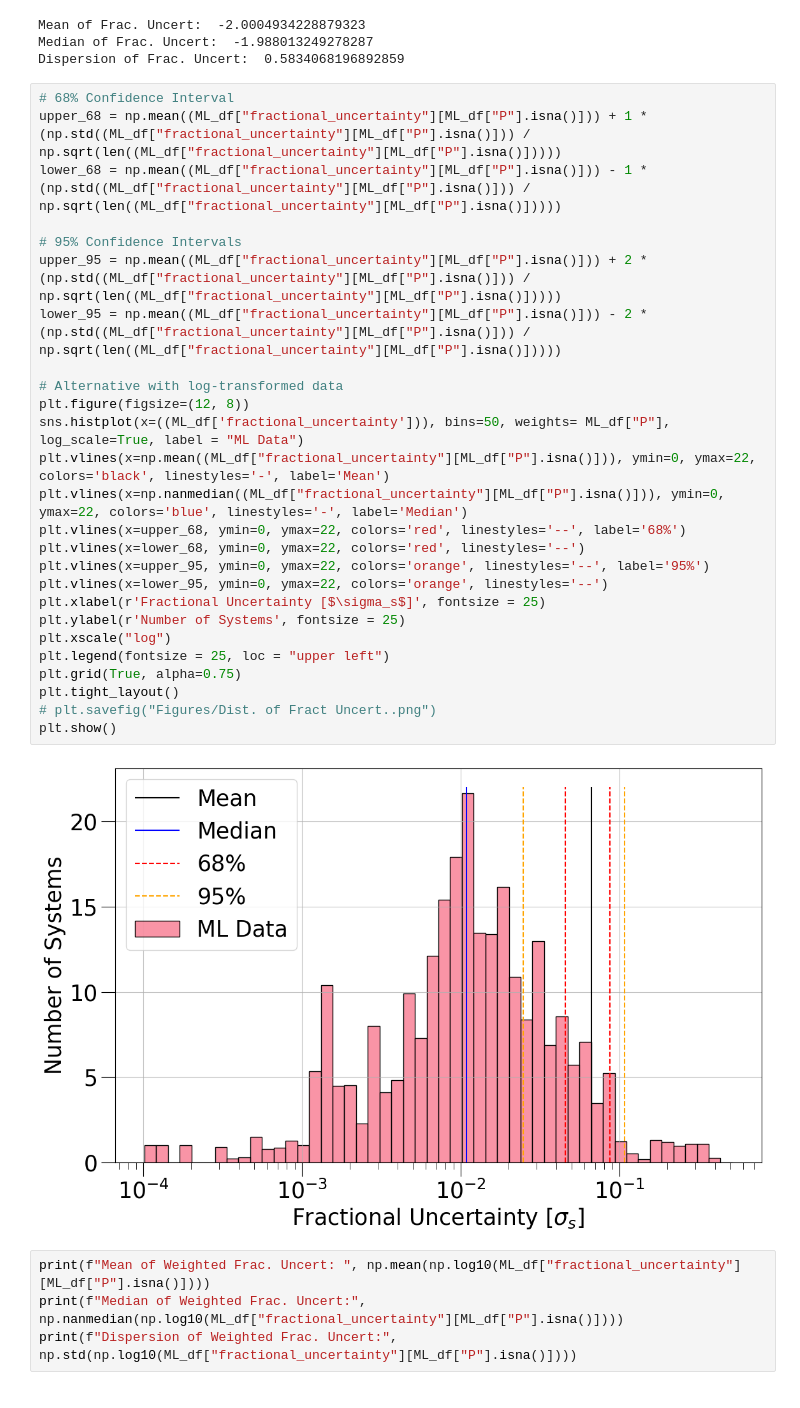
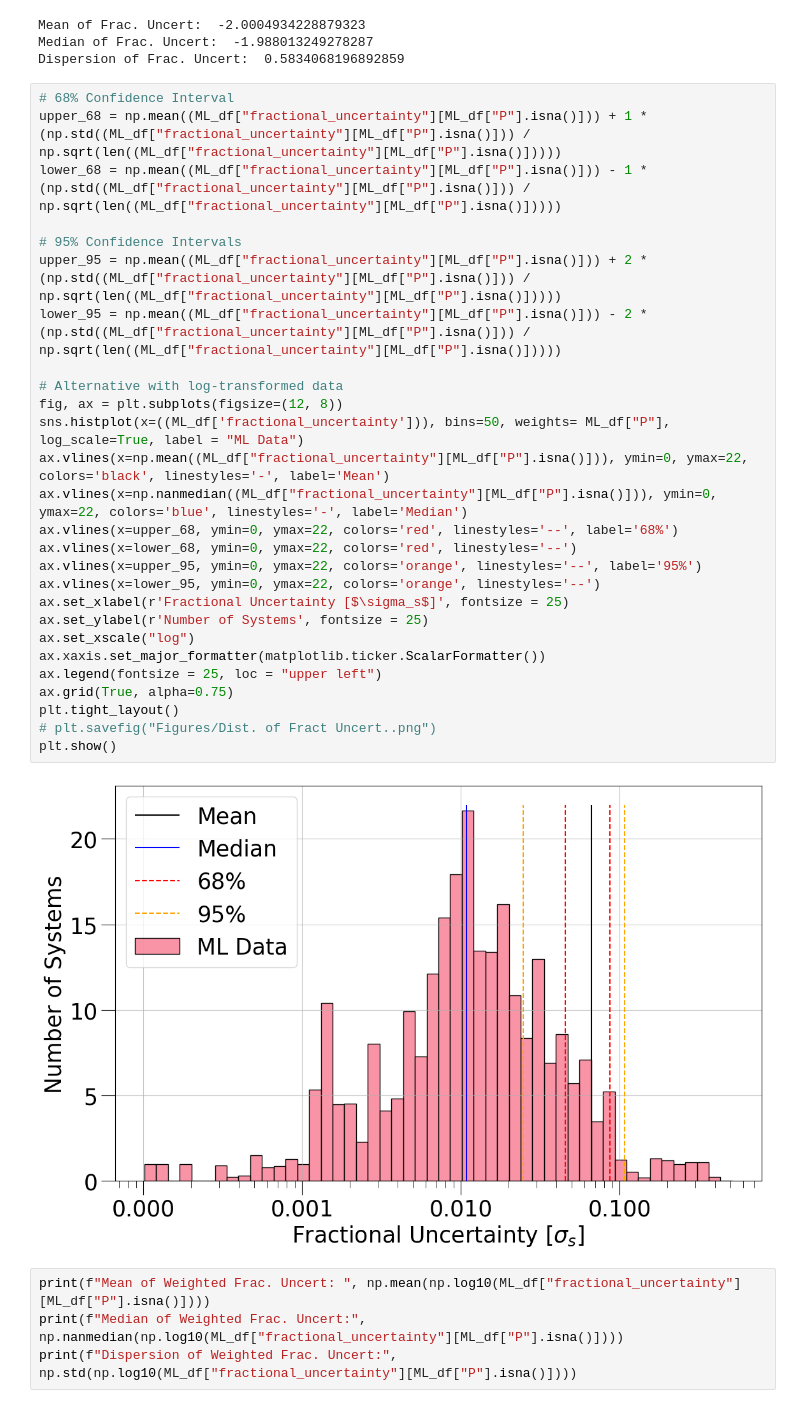
Before and after one commit to victorkarkour/Microlensing-Separation, a Jupyter notebook: Dist_s_errors.ipynb, the cells around one changed output. Cells and saved outputs as stored; diff of their text form.

```diff
--- a/Dist_s_errors.ipynb
+++ b/Dist_s_errors.ipynb
@@ -181,31 +181,32 @@ Dispersion of Frac. Uncert:  0.5834068196892859
 # %%
 # 68% Confidence Interval
 upper_68 = np.mean((ML_df["fractional_uncertainty"][ML_df["P"].isna()])) + 1 * (np.std((ML_df["fractional_uncertainty"][ML_df["P"].isna()])) / np.sqrt(len((ML_df["fractional_uncertainty"][ML_df["P"].isna()]))))
 lower_68 = np.mean((ML_df["fractional_uncertainty"][ML_df["P"].isna()])) - 1 * (np.std((ML_df["fractional_uncertainty"][ML_df["P"].isna()])) / np.sqrt(len((ML_df["fractional_uncertainty"][ML_df["P"].isna()]))))
 
 # 95% Confidence Intervals
 upper_95 = np.mean((ML_df["fractional_uncertainty"][ML_df["P"].isna()])) + 2 * (np.std((ML_df["fractional_uncertainty"][ML_df["P"].isna()])) / np.sqrt(len((ML_df["fractional_uncertainty"][ML_df["P"].isna()]))))
 lower_95 = np.mean((ML_df["fractional_uncertainty"][ML_df["P"].isna()])) - 2 * (np.std((ML_df["fractional_uncertainty"][ML_df["P"].isna()])) / np.sqrt(len((ML_df["fractional_uncertainty"][ML_df["P"].isna()]))))
 
 # Alternative with log-transformed data
-plt.figure(figsize=(12, 8))
+fig, ax = plt.subplots(figsize=(12, 8))
 sns.histplot(x=((ML_df['fractional_uncertainty'])), bins=50, weights= ML_df["P"], log_scale=True, label = "ML Data")
-plt.vlines(x=np.mean((ML_df["fractional_uncertainty"][ML_df["P"].isna()])), ymin=0, ymax=22, colors='black', linestyles='-', label='Mean')
-plt.vlines(x=np.nanmedian((ML_df["fractional_uncertainty"][ML_df["P"].isna()])), ymin=0, ymax=22, colors='blue', linestyles='-', label='Median')
-plt.vlines(x=upper_68, ymin=0, ymax=22, colors='red', linestyles='--', label='68%')
-plt.vlines(x=lower_68, ymin=0, ymax=22, colors='red', linestyles='--')
-plt.vlines(x=upper_95, ymin=0, ymax=22, colors='orange', linestyles='--', label='95%')
-plt.vlines(x=lower_95, ymin=0, ymax=22, colors='orange', linestyles='--')
-plt.xlabel(r'Fractional Uncertainty [$\sigma_s$]', fontsize = 25)
-plt.ylabel(r'Number of Systems', fontsize = 25)
-plt.xscale("log")
-plt.legend(fontsize = 25, loc = "upper left")
-plt.grid(True, alpha=0.75)
+ax.vlines(x=np.mean((ML_df["fractional_uncertainty"][ML_df["P"].isna()])), ymin=0, ymax=22, colors='black', linestyles='-', label='Mean')
+ax.vlines(x=np.nanmedian((ML_df["fractional_uncertainty"][ML_df["P"].isna()])), ymin=0, ymax=22, colors='blue', linestyles='-', label='Median')
+ax.vlines(x=upper_68, ymin=0, ymax=22, colors='red', linestyles='--', label='68%')
+ax.vlines(x=lower_68, ymin=0, ymax=22, colors='red', linestyles='--')
+ax.vlines(x=upper_95, ymin=0, ymax=22, colors='orange', linestyles='--', label='95%')
+ax.vlines(x=lower_95, ymin=0, ymax=22, colors='orange', linestyles='--')
+ax.set_xlabel(r'Fractional Uncertainty [$\sigma_s$]', fontsize = 25)
+ax.set_ylabel(r'Number of Systems', fontsize = 25)
+ax.set_xscale("log")
+ax.xaxis.set_major_formatter(matplotlib.ticker.ScalarFormatter())
+ax.legend(fontsize = 25, loc = "upper left")
+ax.grid(True, alpha=0.75)
 plt.tight_layout()
 # plt.savefig("Figures/Dist. of Fract Uncert..png")
 plt.show()
 # %% [output]
-[figure, old version]
+[figure, new version]
 # %%
 print(f"Mean of Weighted Frac. Uncert: ", np.mean(np.log10(ML_df["fractional_uncertainty"][ML_df["P"].isna()])))
 print(f"Median of Weighted Frac. Uncert:", np.nanmedian(np.log10(ML_df["fractional_uncertainty"][ML_df["P"].isna()])))
```
Also changed, not shown: 57 other files.
